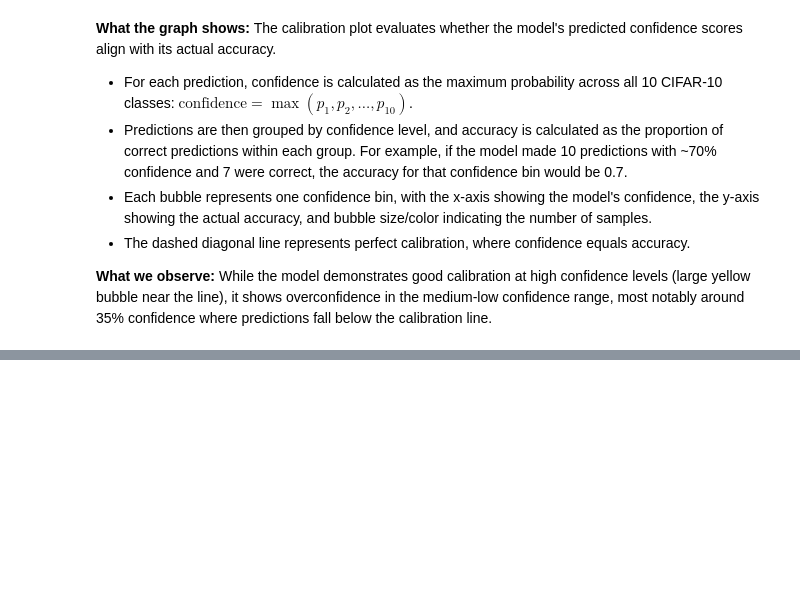
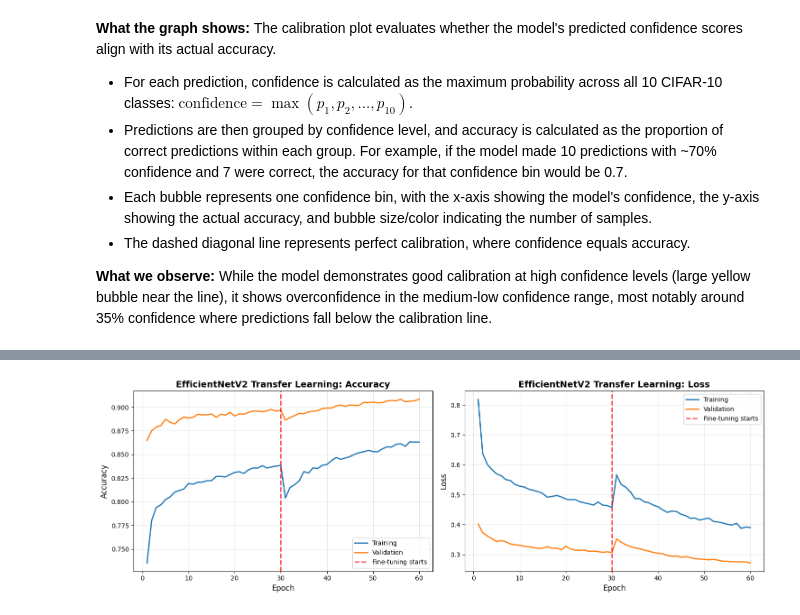
Before and after one commit to HelenaGomezV/project-deep-learning-image-classification-with-cnn-and-transfer-learning, a Jupyter notebook: image_classification_project_JP.ipynb, the cells around one changed output, grey strips where cells are left out. Cells and saved outputs as stored; diff of their text form; code cells hidden in the pictures; blank space fills up the shorter version.

```diff
--- a/image_classification_project_JP.ipynb
+++ b/image_classification_project_JP.ipynb
@@ -1646,0 +1662,19 @@ plt.show()
+# %%
+# Importing libraries and loading the dataset
+import tensorflow as tf
+from tensorflow.keras.datasets import cifar10
+from tensorflow.keras.applications import EfficientNetV2B0
+from tensorflow.keras import layers, models
+from tensorflow.keras.callbacks import EarlyStopping, ReduceLROnPlateau
+from tensorflow.keras.preprocessing.image import ImageDataGenerator
+import matplotlib.pyplot as plt
+import numpy as np
+
+(X_train, y_train), (X_test, y_test) = cifar10.load_data()
+
+# Class names
+class_names = ['airplane', 'automobile', 'bird', 'cat', 'deer',
+               'dog', 'frog', 'horse', 'ship', 'truck']
+
+print("TensorFlow version:", tf.__version__)
+print("GPU Available:", tf.config.list_physical_devices('GPU'))
@@ -1646,0 +2137,60 @@ plt.show()
+# %%
+# -----------------------------------
+# Visualize Training History
+# -----------------------------------
+
+# Combine both phases
+combined_acc = history_phase1.history['accuracy'] + history_phase2.history['accuracy']
+combined_val_acc = history_phase1.history['val_accuracy'] + history_phase2.history['val_accuracy']
+combined_loss = history_phase1.history['loss'] + history_phase2.history['loss']
+combined_val_loss = history_phase1.history['val_loss'] + history_phase2.history['val_loss']
+
+phase1_epochs = len(history_phase1.history['accuracy'])
+total_epochs = len(combined_acc)
+
+# Create visualization
+fig, axes = plt.subplots(1, 2, figsize=(15, 5))
+
+# Accuracy plot
+axes[0].plot(range(1, total_epochs+1), combined_acc, label='Training', linewidth=2)
+axes[0].plot(range(1, total_epochs+1), combined_val_acc, label='Validation', linewidth=2)
+axes[0].axvline(x=phase1_epochs, color='red', linestyle='--', linewidth=2,
+                label='Fine-tuning starts', alpha=0.7)
+axes[0].set_xlabel('Epoch', fontsize=12)
+axes[0].set_ylabel('Accuracy', fontsize=12)
+axes[0].set_title('EfficientNetV2 Transfer Learning: Accuracy', fontsize=14, fontweight='bold')
+axes[0].legend(fontsize=10)
+axes[0].grid(True, alpha=0.3)
+
+# Loss plot
+axes[1].plot(range(1, total_epochs+1), combined_loss, label='Training', linewidth=2)
+axes[1].plot(range(1, total_epochs+1), combined_val_loss, label='Validation', linewidth=2)
+axes[1].axvline(x=phase1_epochs, color='red', linestyle='--', linewidth=2,
+                label='Fine-tuning starts', alpha=0.7)
+axes[1].set_xlabel('Epoch', fontsize=12)
+axes[1].set_ylabel('Loss', fontsize=12)
+axes[1].set_title('EfficientNetV2 Transfer Learning: Loss', fontsize=14, fontweight='bold')
+axes[1].legend(fontsize=10)
+axes[1].grid(True, alpha=0.3)
+
+plt.tight_layout()
+plt.show()
+
+# -----------------------------------
+# Save Model
+# -----------------------------------
+
+
+# Save the final complete model (includes architecture + weights)
+tf_model_effnet.save('efficientnetv2_cifar10_final.h5')
+print("\n✅ Model saved as 'efficientnetv2_cifar10_final.h5'")
+
+# Save weights only (smaller file) - FIXED FILENAME
+tf_model_effnet.save_weights('efficientnetv2_cifar10.weights.h5')
+print("✅ Weights saved as 'efficientnetv2_cifar10.weights.h5'")
+
+print("\n" + "="*60)
+print("TRANSFER LEARNING COMPLETE!")
+print("="*60)
+# %% [output]
+[figure, added]
```
Also changed, not shown: parts of 37 cells of this notebook, 1 other file.
